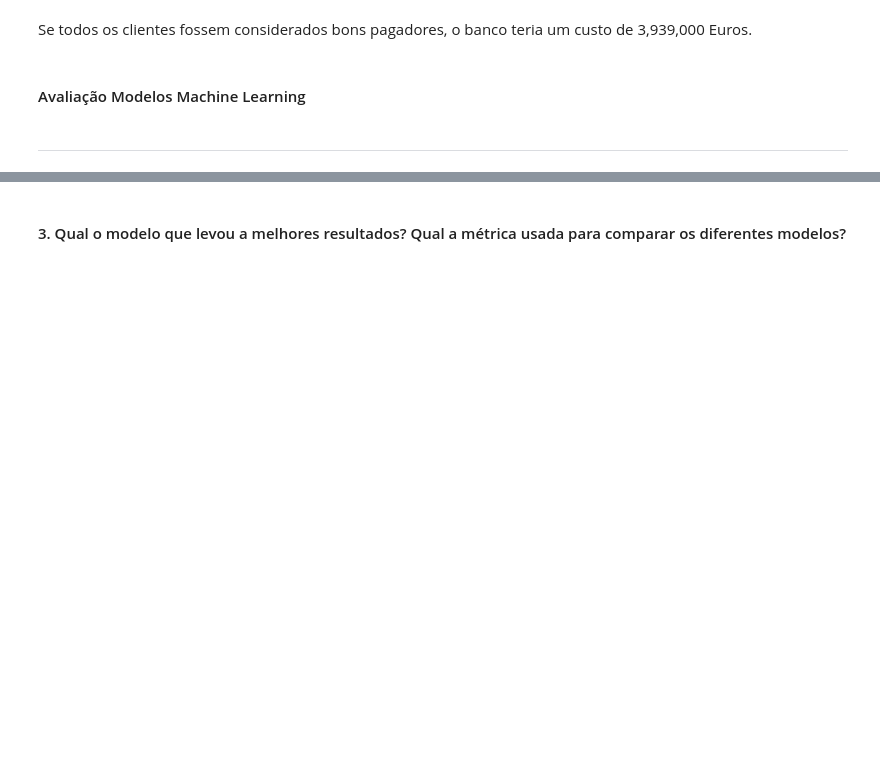
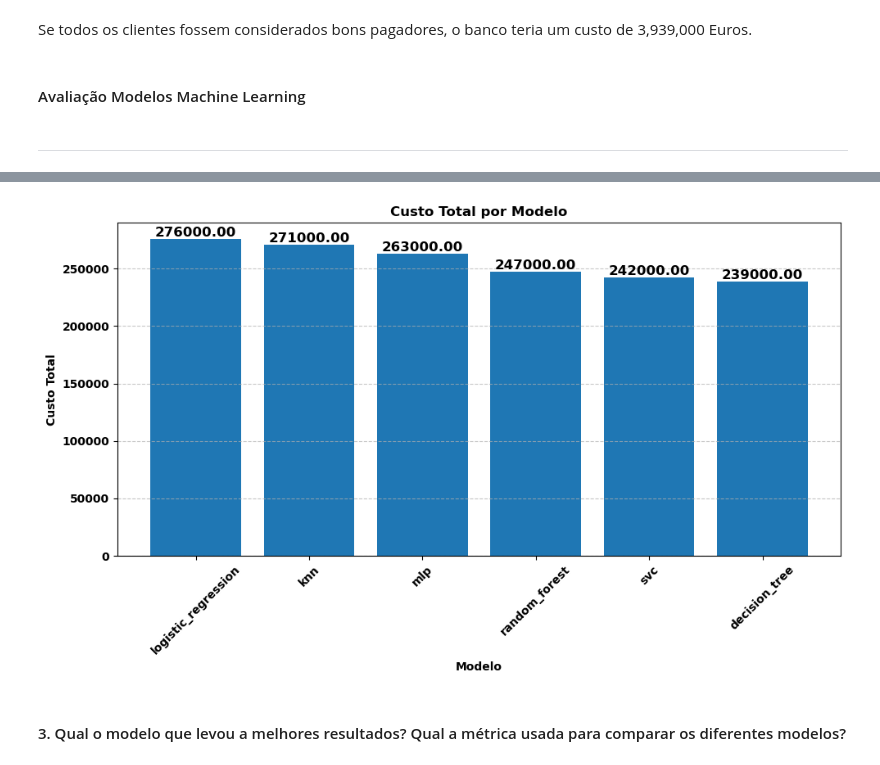
Before and after one commit to pereiranuno/OML-trabalho, a Jupyter notebook: rumos_bank/notebooks/rumos_bank_lending_prediction.ipynb, the cells around one changed output, grey strips where cells are left out. Cells and saved outputs as stored; diff of their text form; code cells hidden in the pictures; blank space fills up the shorter version.

```diff
--- a/rumos_bank/notebooks/rumos_bank_lending_prediction.ipynb
+++ b/rumos_bank/notebooks/rumos_bank_lending_prediction.ipynb
@@ -455,2 +482,8 @@ plot_training_time(resource_usage)
+# %%
+plot_bar_metric(model_results, x_col='model_name', y_col='minimum_cost',
+                x_label='Modelo', y_label='Custo Total',
+                title='Custo Total por Modelo')
+# %% [output]
+[figure, added]
 # %% [markdown]
 #### 3. Qual o modelo que levou a melhores resultados? Qual a métrica usada para comparar os diferentes modelos?
```
Also changed, not shown: parts of 16 cells of this notebook.
